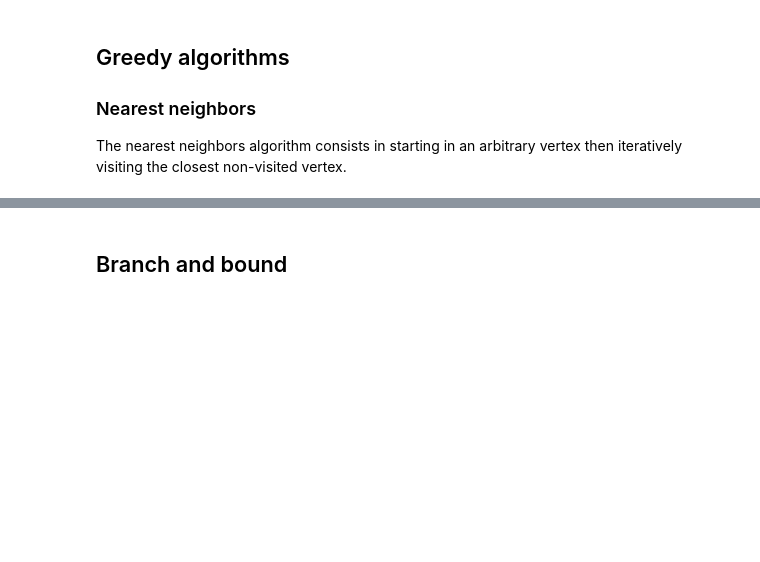
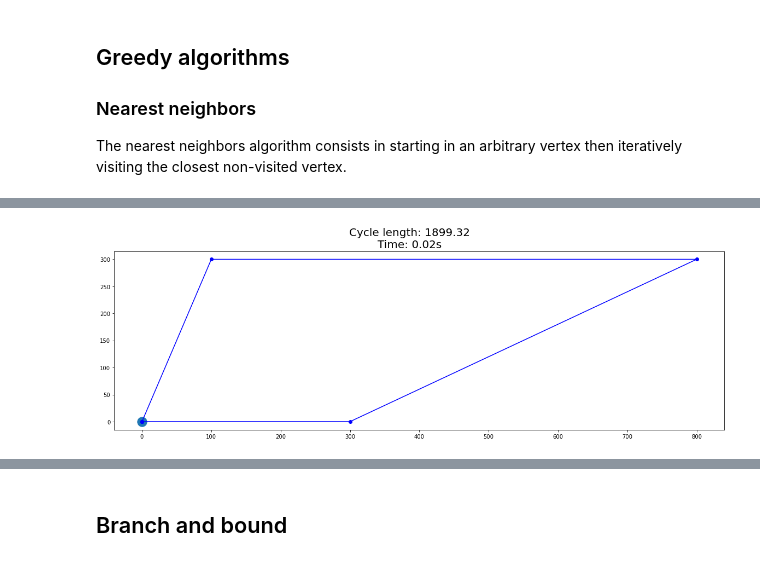
Before and after one commit to fortierq/oc-m1-2021, a Jupyter notebook: 9_heuristics/tsp.ipynb, the cells around one changed output, grey strips where cells are left out. Saved outputs shown, nothing was run; the diff lists cells and outputs as text; code cells hidden in the pictures; blank space fills up the shorter version.

```diff
--- a/9_heuristics/tsp.ipynb
+++ b/9_heuristics/tsp.ipynb
@@ -219,23 +216,0 @@ def crossover(cycle1, cycle2):
-# %%
-def algo_genetic(points, sz_population=400, iterations=100, mutation_rate=0.1):
-    n = len(points)
-    Y = []
-    population = [list(map(tuple, np.random.permutation(points))) for _ in range(sz_population)]
-    for _ in range(iterations):
-        population.sort(key=length_cycle)
-        Y.append(length_cycle(population[0]))
-        for i in range(len(population)):
-            if np.random.random() < mutation_rate:
-                j, k = np.random.choice(range(n), 2)
-                population[i][j], population[i][k] = population[i][k], population[i][j]
-        population = population[:len(population)//2]
-        population.extend([crossover(population[i-1], population[i]) for i in range(len(population))])
-        # if _ % (iterations//5) == 0:
-        #     plot_cycle(min(population, key=length_cycle), 0)
-    plt.figure()
-    plt.plot(range(len(Y)), Y)
-    plt.suptitle(f"p: {p}", fontsize=20)
-    return min(population, key=length_cycle)
-
-for p in [0.1, 0.3, 0.5, 0.7, 1]:
-    test(lambda points: algo_genetic(points, mutation_rate=p), 20)
@@ -252,0 +217,22 @@ for p in [0.1, 0.3, 0.5, 0.7, 1]:
+# %%
+def uncrossing(p): # uncross every pair of edges in path p
+    n = len(p)
+    b = False # has an improvment been made?
+    for i in range(n):
+        for j in range(i + 1, n):
+            if d(p[i], p[(i+1)%n]) + d(p[j], p[(j+1)%n]) > d(p[i], p[j]) + d(p[(i+1)%n], p[(j+1)%n]):
+                p[i + 1:j+1] = p[i + 1:j+1][::-1]
+                b = True
+    return b
+
+def algo_uncrossing(algo):
+    def aux(points):
+        path = list(algo(points))
+        while uncrossing(path):
+            pass
+        return path
+    return aux
+
+test_points(algo_uncrossing(algo_nn), points)
+# %% [output]
+[figure, added]
```
Also changed, not shown: parts of 28 cells of this notebook.
